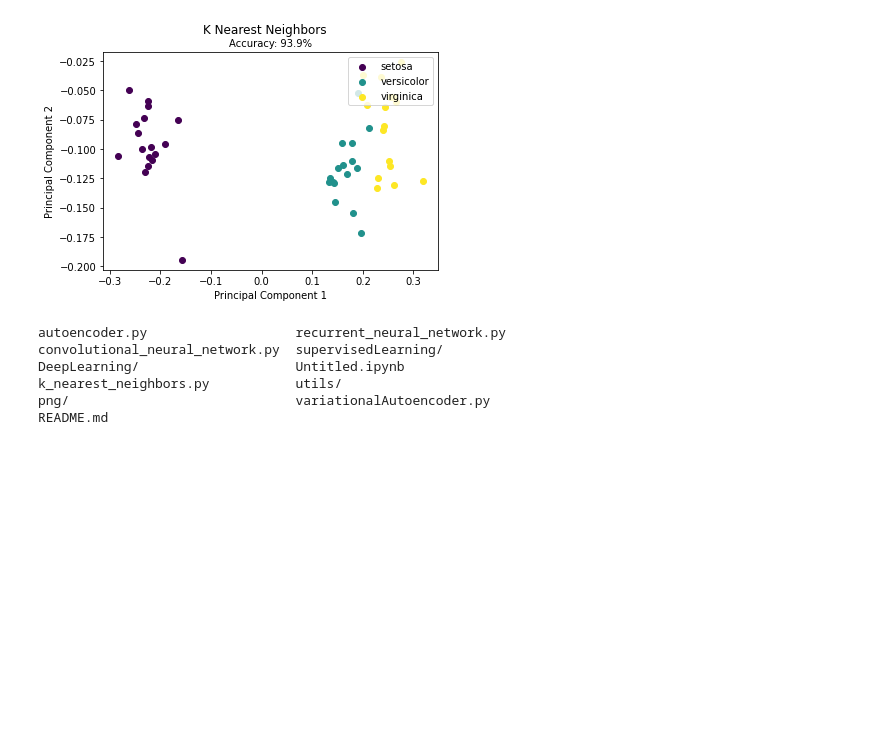
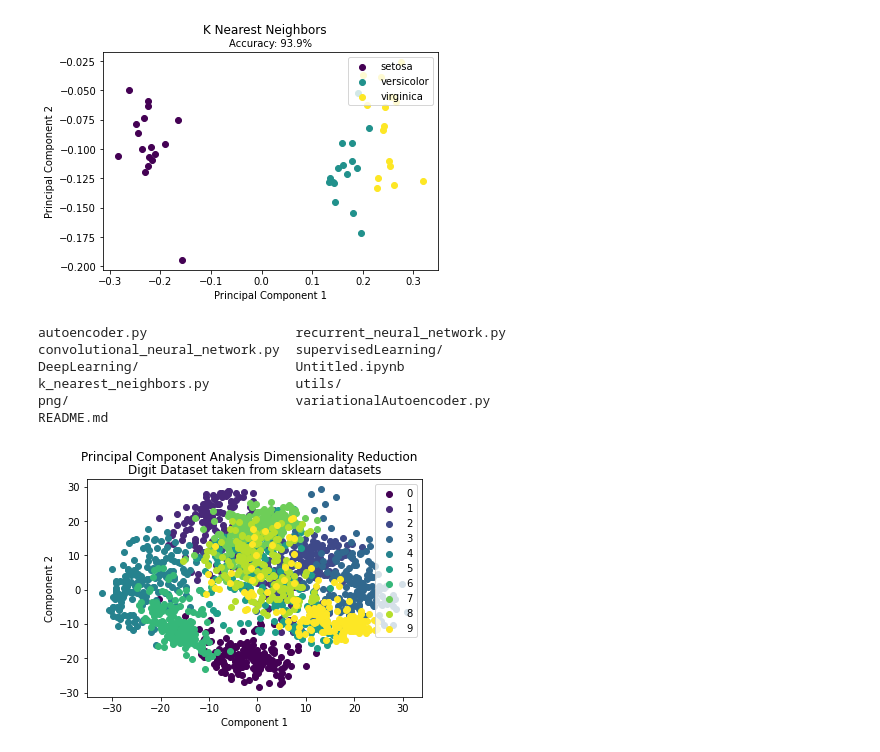
Before and after one commit to iasjkk/Machine-Learning-from-Scratch, a Jupyter notebook: Untitled.ipynb, the cells around one changed output. Drawn from its saved outputs; the diff is of its cells as text; code cells hidden in the pictures; blank space fills up the shorter version.

Commit message:
In the Unsupervised Learning Principal-Component-Analysis Added

```diff
--- a/Untitled.ipynb
+++ b/Untitled.ipynb
@@ -111,3 +111,7 @@ DeepLearning/                    Untitled.ipynb
 k_nearest_neighbors.py           utils/
 png/                             variationalAutoencoder.py
 README.md
+# %%
+run principal_component_analysis.py
+# %% [output]
+[figure, added]
```
Also changed, not shown: 3 other files.
